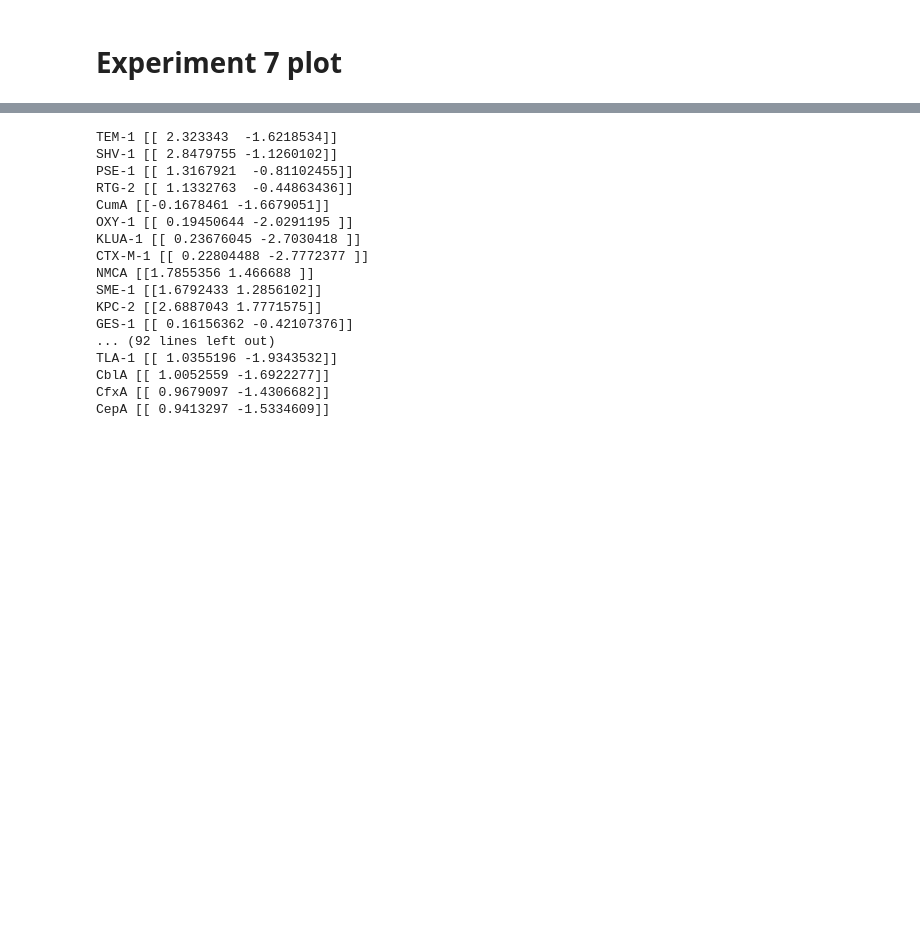
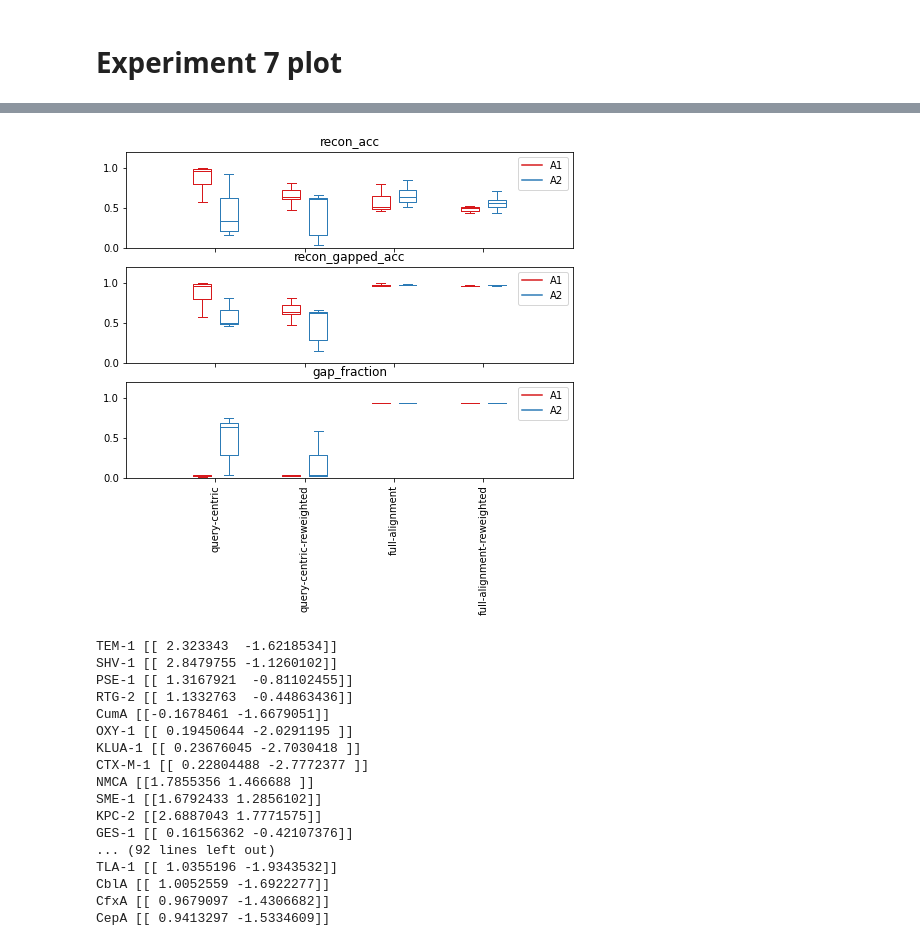
Before and after one commit to MachineLearningLifeScience/meaningful-protein-representations, a Jupyter notebook: exp7-8_data_preprocessing_and_geodesic_interpolation.ipynb, the cells around one changed output, grey strips where cells are left out. Drawn from its saved outputs; the diff is of its cells as text; code cells hidden in the pictures; blank space fills up the shorter version.

```diff
--- a/exp7-8_data_preprocessing_and_geodesic_interpolation.ipynb
+++ b/exp7-8_data_preprocessing_and_geodesic_interpolation.ipynb
@@ -545,39 +532,41 @@ def set_box_color(bp, color):
     plt.setp(bp['caps'], color=color)
     plt.setp(bp['medians'], color=color)
 
-fig_observations = ["recon_acc", "gapped_recon_acc", "gapped_fraction"]
+fig_observations = ["recon_acc", "recon_gapped_acc", "gap_fraction"]
 
 ticks = ['query-centric', 'query-centric-reweighted', 'full-alignment', 'full-alignment-reweighted']
 
 fig, ax = plt.subplots(len(fig_observations), 1, figsize=(8,4*3/2), sharex=True)
 plt.xlim(-2, len(ticks)*2)
 
 for i,observation in enumerate(fig_observations):
 
     plot_data = {}
     for cls in ["A1", "A2"]:
-    plot_data[cls] = []
-    for j,model in enumerate(models):
-        plot_data[cls].append(results[observation][j][cls].squeeze())
+        plot_data[cls] = []
+        for j,model in enumerate(models):
+            plot_data[cls].append(results[observation][j][cls].squeeze())
 
     bpl = ax[i].boxplot(plot_data["A1"], positions=np.array(range(len(plot_data["A1"])))*2.0-0.3, sym='', widths=0.4)
     bpr = ax[i].boxplot(plot_data["A2"], positions=np.array(range(len(plot_data["A2"])))*2.0+0.3, sym='', widths=0.4)
 
     set_box_color(bpl, '#D7191C') # colors are from http://colorbrewer2.org/
     set_box_color(bpr, '#2C7BB6')
 
     # draw temporary red and blue lines and use them to create a legend
     ax[i].plot([], c='#D7191C', label='A1')
     ax[i].plot([], c='#2C7BB6', label='A2')
     ax[i].legend()
 
     ax[i].set_ylim(0, 1.2)
     ax[i].set_xticks(range(0, len(ticks) * 2, 2))
     ax[i].set_xticklabels(ticks, rotation=90)
 
     ax[i].set_title(observation)
   #plt.tight_layout()
 #plt.savefig('boxcompare.png')
+# %% [output]
+[figure, added]
 # %%
 # %% [output]
 TEM-1 [[ 2.323343  -1.6218534]]
```
Also changed, not shown: parts of 3 cells of this notebook, 2 other files.
